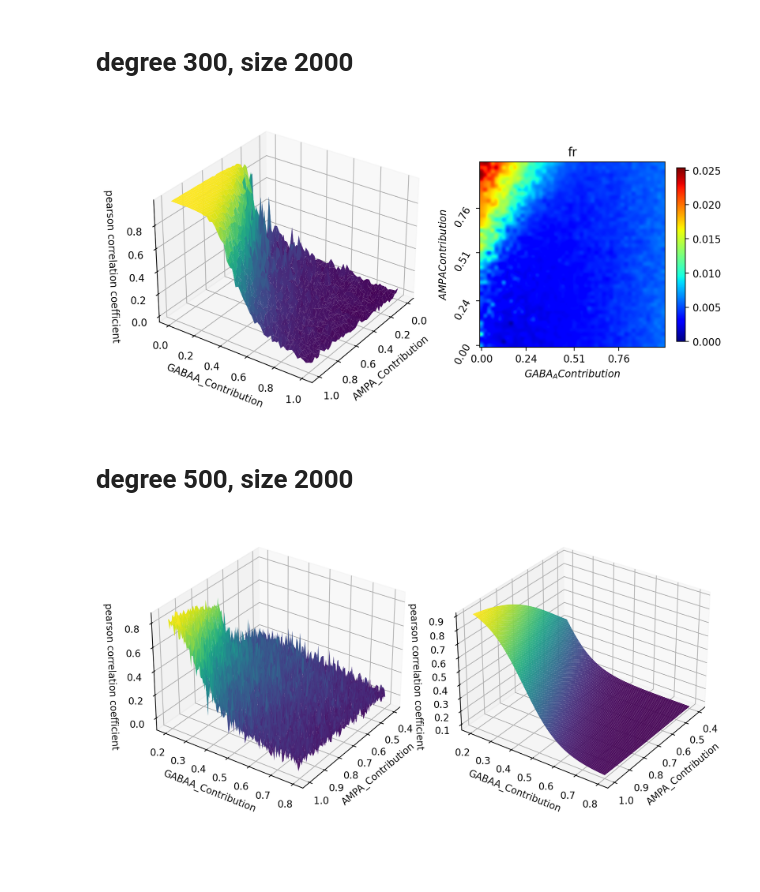
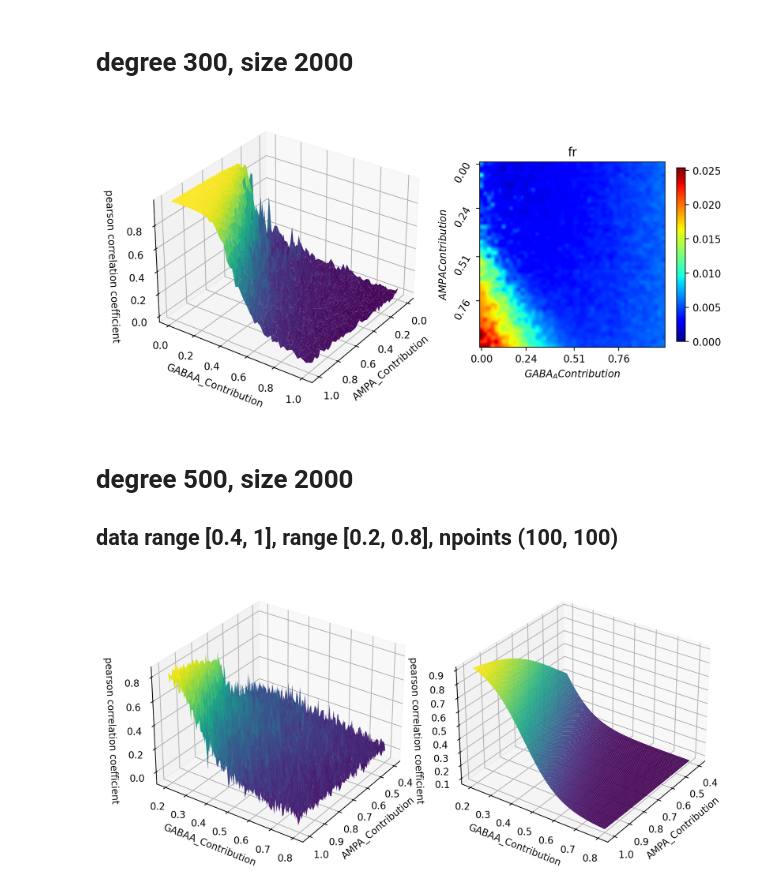
Before and after one commit to lepodl/CriticalNN, a Jupyter notebook: notebook/fig2.ipynb, the cells around one changed output. Cells and saved outputs as stored; diff of their text form; code cells hidden in the pictures; blank space fills up the shorter version.

```diff
--- a/notebook/fig2.ipynb
+++ b/notebook/fig2.ipynb
@@ -109,37 +120,38 @@ ax.view_init(30, 35)
 pcc = np.load('../data/grid_search_d300_specific_range_0to1.npz')["pcc"]
 x = np.linspace(0., 1., 50)
 y = np.linspace(0., 1., 50)
 xx, yy = np.meshgrid(x, y, indexing="ij")
 fig = plt.figure(figsize=(10, 5), dpi=200)
 ax = fig.add_axes([0.08, 0.1, 0.5, 0.8], projection='3d')
 ax.plot_surface(xx, yy, pcc, rstride=1, cstride=1,
                 cmap='viridis', edgecolor='none')
 ax.set_xlabel("AMPA_Contribution")
 ax.set_ylabel("GABAA_Contribution")
 ax.set_zlabel("pearson correlation coefficient")
 ax.view_init(30, 35)
 
 ax =  fig.add_axes([0.6, 0.1, 0.32, 0.8])
 fr = np.load('../data/grid_search_d300_specific_range_0to1.npz')["mean_fr"]
 m, n = fr.shape
 im = fig.gca().imshow(fr, cmap='jet', interpolation='gaussian')
 fig.colorbar(im, ax=fig.gca(), shrink=0.6)
 fig.gca().grid(False)
 yticks = np.linspace(0, m, 4, endpoint=False, dtype=np.int8)
 fig.gca().set_yticks(yticks)
 fig.gca().set_yticklabels([f'{data:.2f}' for data in x[yticks]], rotation=60)
 xticks = np.linspace(0, n, 4, endpoint=False, dtype=np.int8)
-fig.gca().invert_yaxis()
+# fig.gca().invert_yaxis()
 fig.gca().set_xticks(xticks)
 fig.gca().set_xticklabels([f'{data:.2f}' for data in y[xticks]], )
 fig.gca().set_ylabel(r"$AMPA Contribution$")
 fig.gca().set_xlabel(r"$GABA_{A} Contribution$")
 fig.gca().set_title("fr")
 fig.savefig("../paper/fig/degree_300.png")
 # %% [output]
-[figure, old version]
+[figure, new version]
-# %% [markdown]
-# degree 500, size 2000
+# %% [markdown]
+# degree 500, size 2000
+## data range [0.4, 1], range [0.2, 0.8], npoints (100, 100)
 # %%
 file2 = np.load('../data/grid_search_d500_specific_range.npz')
 pcc = file2['pcc']
```
Also changed, not shown: parts of 4 cells of this notebook, 16 other files.
